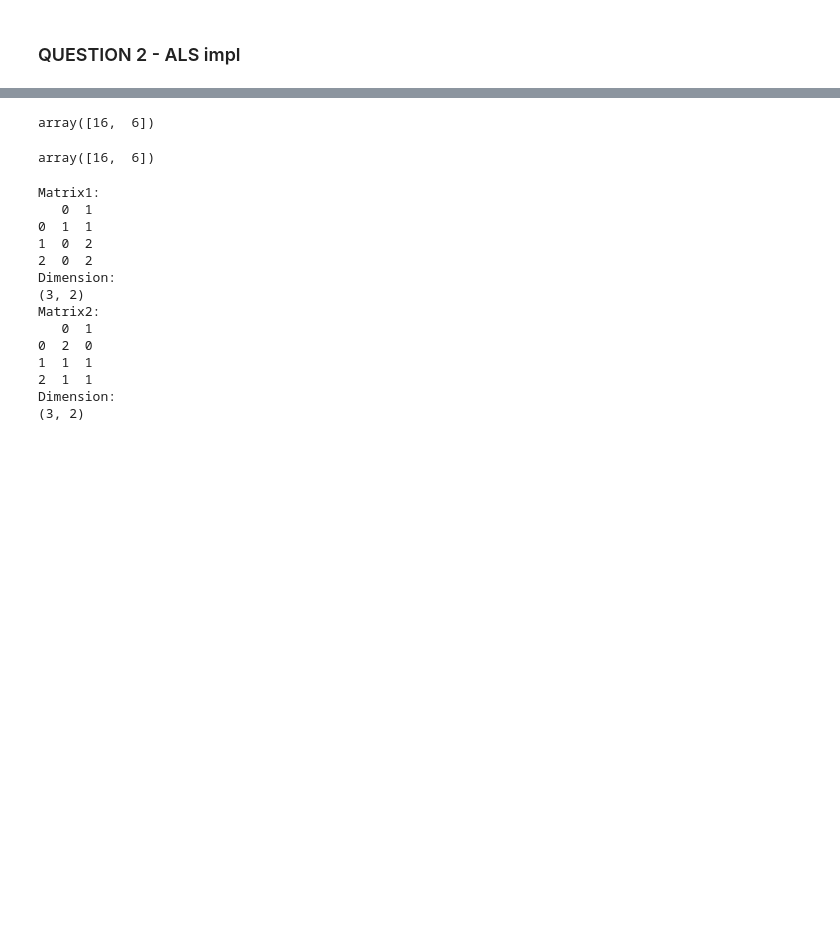
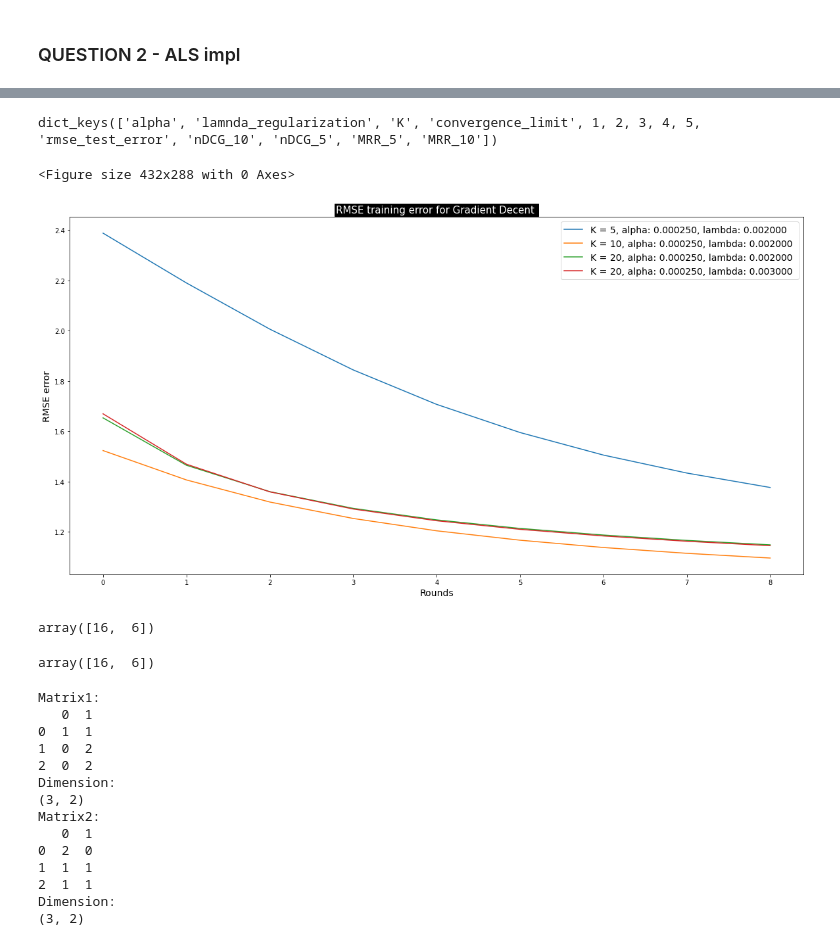
Before and after one commit to Alon-daniel/statistis, a Jupyter notebook: RS/RS_HW1.ipynb, the cells around one changed output, grey strips where cells are left out. Cells and saved outputs as stored; diff of their text form; code cells hidden in the pictures; blank space fills up the shorter version.

```diff
--- a/RS/RS_HW1.ipynb
+++ b/RS/RS_HW1.ipynb
@@ -294,3 +344,0 @@ movies_rating
-# %%
-a= movie_data_ratings_data[(movie_data_ratings_data.movie_id == 1) & (movie_data_ratings_data.user_id == 5)]
-a.rating
@@ -484,0 +579,28 @@ R.loc[0].shape
+# %%
+summary_table = pd.DataFrame(columns=['alg', 'K', 'lambda', 'alpha','rmse', 'nDCG_10','MRR_10','nDCG_5', 'MRR_5', 'convergence_limit'])
+# %%
+alphas = [0.00025, 0.0001]
+lamnda_regularizations = [0.002, 0.003]
+Ks = [20]
+# %%
+# GDs
+
+# GDss = []
+for a in alphas:
+    for r in lamnda_regularizations:
+        for k in Ks:
+            gd_result = GD(a, k, r, 0.02)
+            GDs.append(gd_result)
+            r= {'alg': 'gradient descent',
+                'lambda': r,
+                'K': k,
+                'alpha': a,
+                'rmse': gd_result['rmse_test_error'],
+                'nDCG_10': gd_result['nDCG_10'],
+                'MRR_10': gd_result['MRR_10'],
+                'nDCG_5': gd_result['nDCG_5'],
+                'MRR_5': gd_result['MRR_5'],
+                'convergence_limit': 0.02}
+            print(r)
+            summary_table = summary_table.append(r,ignore_index=True)
+            summary_table.to_csv('temp_results.csv')
@@ -485,3 +649,24 @@ R.loc[0].shape
+# %%
+GDs[0].keys()
+# %% [output]
+dict_keys(['alpha', 'lamnda_regularization', 'K', 'convergence_limit', 1, 2, 3, 4, 5, 'rmse_test_error', 'nDCG_10', 'nDCG_5', 'MRR_5', 'MRR_10'])
+# %%
+
+fig = plt.figure()
+plt.figure(figsize=(20,10))
+plt.title("RMSE training error for Gradient Decent ",bbox={'facecolor':'k', 'pad':2},color='w',fontsize = 15)
+plt.xlabel("Rounds", fontsize=14)
+plt.ylabel("RMSE error", fontsize=14)
+for i in range(len(GDs)):
+    errors = results_to_average_training_results(GDs[i], 5)
+    x = range(len(errors))
+    y = errors
+    label = 'K = %d, alpha: %f, lambda: %f ' % (GDs[i]['K'], GDs[i]['alpha'], GDs[i]['lamnda_regularization'])
+    plt.errorbar(x,y , label=label)
+    plt.legend(loc='upper right', prop={'size': 14})
+# %% [output]
+<Figure size 432x288 with 0 Axes>
+[figure, added]
 # %%
 df = pd.DataFrame([[0,0,0,0], [1, 1, 1, 1]])
 df = df.T
```
Also changed, not shown: parts of 29 cells of this notebook, 1 other file.
